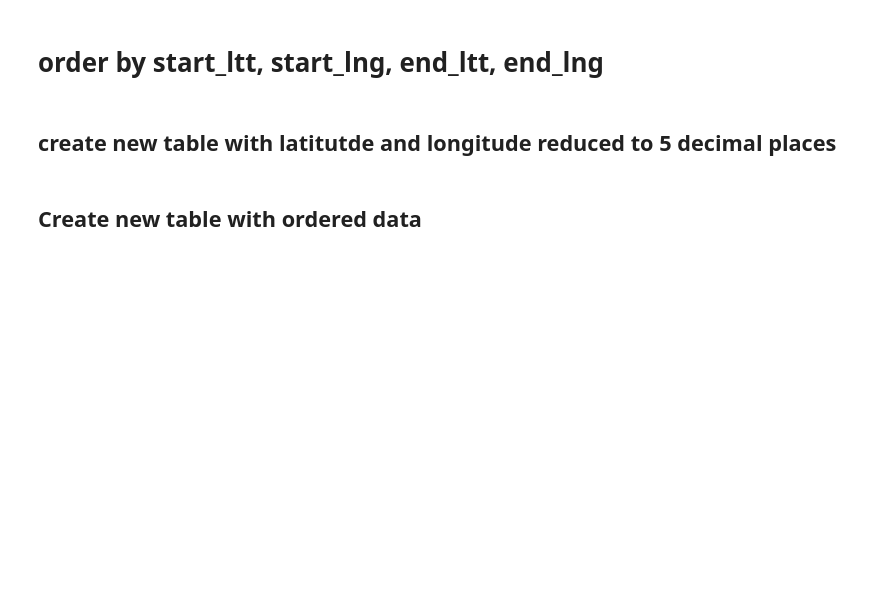
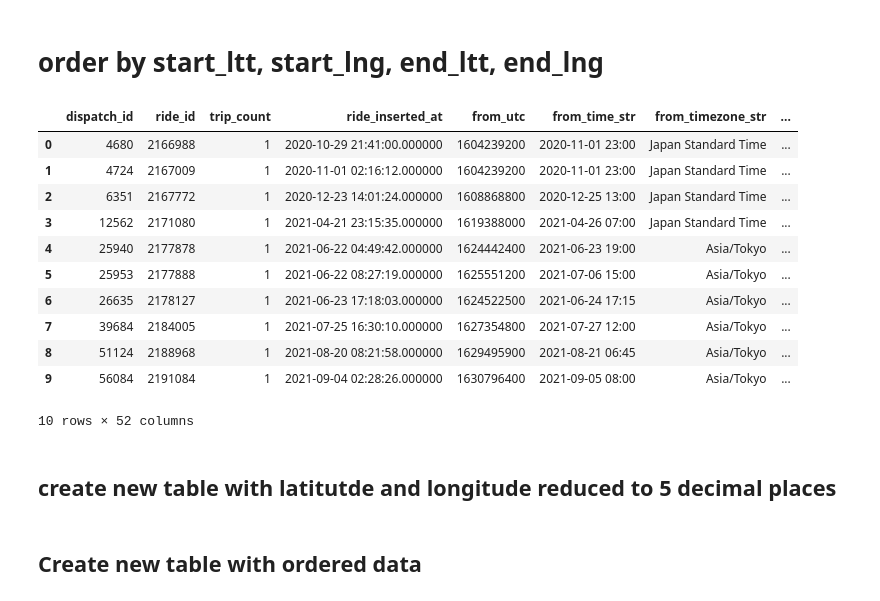
Before and after one commit to Binjian/pricing, a Jupyter notebook: nbs/01.data.utils.ipynb, the cells around one changed output. Saved outputs shown, nothing was run; the diff lists cells and outputs as text; code cells hidden in the pictures; blank space fills up the shorter version.

```diff
--- a/nbs/01.data.utils.ipynb
+++ b/nbs/01.data.utils.ipynb
@@ -297,15 +543,28 @@ df
 # %% [markdown]
 # order by start_ltt, start_lng, end_ltt, end_lng
 # %%
-sql_eng = create_engine('sqlite:///../data/price_training_raw.db', echo=False)
+sql_eng = create_engine('sqlite:///../data/price_tokyo.db', echo=False)
 conn = sql_eng.connect()
 metadata = MetaData()
-my_table = Table('price_training_raw_2024_usd', metadata, autoload_with=sql_eng)
+my_table = Table('price_training_tokyo', metadata, autoload_with=sql_eng)
 # %%
 metadata.reflect(bind=sql_eng)
-raw_t = metadata.tables['price_training_raw_2024_usd']
+raw_t = metadata.tables['price_training_tokyo']
 s = select(raw_t).limit(10)
 rp = sql_eng.connect().execute(s)
 df = pd.DataFrame(rp)
 df
+# %% [output]
+|  | dispatch_id | ride_id | trip_count | ride_inserted_at | from_utc | from_time_str | from_timezone_str | ... |
+| 0 | 4680 | 2166988 | 1 | 2020-10-29 21:41:00.000000 | 1604239200 | 2020-11-01 23:00 | Japan Standard Time | ... |
+| 1 | 4724 | 2167009 | 1 | 2020-11-01 02:16:12.000000 | 1604239200 | 2020-11-01 23:00 | Japan Standard Time | ... |
+| 2 | 6351 | 2167772 | 1 | 2020-12-23 14:01:24.000000 | 1608868800 | 2020-12-25 13:00 | Japan Standard Time | ... |
+| 3 | 12562 | 2171080 | 1 | 2021-04-21 23:15:35.000000 | 1619388000 | 2021-04-26 07:00 | Japan Standard Time | ... |
+| 4 | 25940 | 2177878 | 1 | 2021-06-22 04:49:42.000000 | 1624442400 | 2021-06-23 19:00 | Asia/Tokyo | ... |
+| 5 | 25953 | 2177888 | 1 | 2021-06-22 08:27:19.000000 | 1625551200 | 2021-07-06 15:00 | Asia/Tokyo | ... |
+| 6 | 26635 | 2178127 | 1 | 2021-06-23 17:18:03.000000 | 1624522500 | 2021-06-24 17:15 | Asia/Tokyo | ... |
+| 7 | 39684 | 2184005 | 1 | 2021-07-25 16:30:10.000000 | 1627354800 | 2021-07-27 12:00 | Asia/Tokyo | ... |
+| 8 | 51124 | 2188968 | 1 | 2021-08-20 08:21:58.000000 | 1629495900 | 2021-08-21 06:45 | Asia/Tokyo | ... |
+| 9 | 56084 | 2191084 | 1 | 2021-09-04 02:28:26.000000 | 1630796400 | 2021-09-05 08:00 | Asia/Tokyo | ... |
+10 rows × 52 columns
 # %%
```
Also changed, not shown: parts of 69 cells of this notebook, 24 other files.
